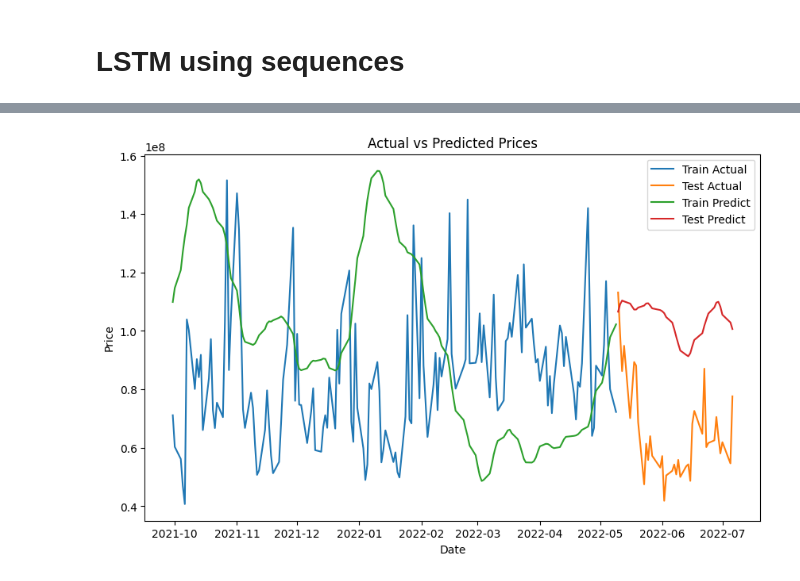
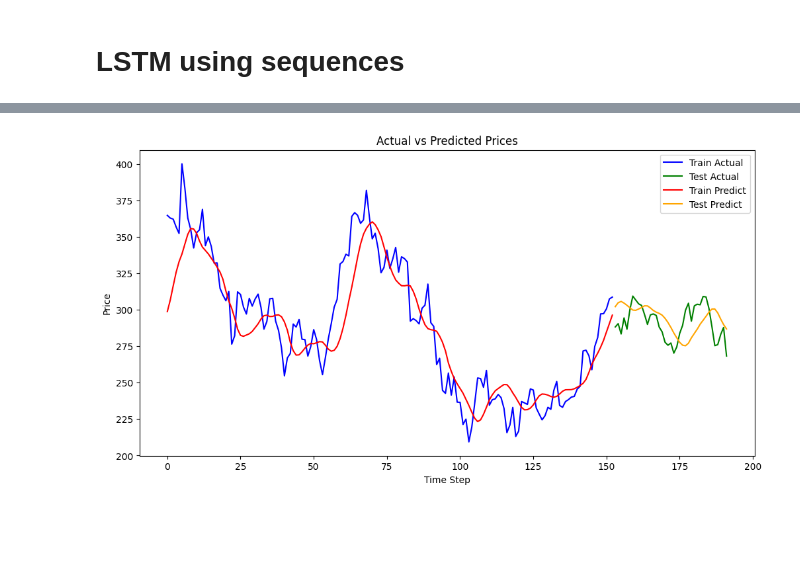
Before and after one commit to calvinz168/CISC-452, a Jupyter notebook: neural_network.ipynb, the cells around one changed output, grey strips where cells are left out. Saved outputs shown, nothing was run; the diff lists cells and outputs as text; code cells hidden in the pictures; blank space fills up the shorter version.

```diff
--- a/neural_network.ipynb
+++ b/neural_network.ipynb
@@ -15,6 +15,8 @@ from tensorflow.keras.layers import Dense, Dropout, Conv1D, MaxPooling1D, LSTM
 import pandas as pd
 from sklearn.preprocessing import MinMaxScaler, StandardScaler
 from sklearn.model_selection import train_test_split
+from keras.callbacks import EarlyStopping
+
 
 # Ensure eager execution
 tf.config.run_functions_eagerly(True)
@@ -26,7 +28,8 @@ warnings.filterwarnings('ignore')
 def parser(x):
 	return datetime.strptime(x,'%Y-%m-%d')
 
-series = read_csv('data/cleaned_data_vader.csv', header=0, parse_dates=[0], index_col=0)
+series = read_csv('data/cleaned_data_bert.csv', header=0, parse_dates=[0], index_col=0)
+
 # Filter rows where "Stock Name" is 'TLSA'
 series = series[series['Stock Name'] == 'TSLA']
 series = series.drop(['Stock Name', 'Adj Close'], axis=1)
@@ -42,7 +43,7 @@ plt.show()
 # %%
 # Define the target variable (y) and the features (X)
 y = series['Close']
-X = series.drop('Close', axis=1)
+X = series.drop(['Close', 'Date'], axis=1)  # Drop 'Date' from the features
 
 # Split into train and test (80% train, 20% test)
 train_size = int(len(series) * 0.8)  # 80% for training
@@ -128,7 +129,7 @@ series = series[series['Stock Name'] == 'TSLA']
 series = series.drop(['Stock Name', 'Adj Close'], axis=1)
 
 # Scale only the 'Close' price
-scaler = MinMaxScaler(feature_range=(0, 1))
+scaler = StandardScaler()
 scaled = scaler.fit_transform(series[['Close']].values)  # Scale only the 'Close' price
 
 # Function to create data sequences for time-series forecasting
@@ -162,9 +163,12 @@ model.add(Dense(1))
 
 # Compile the model
 model.compile(optimizer='adam', loss='mean_squared_error')
+model.add(Dropout(0.2))
+
+early_stop = EarlyStopping(monitor='val_loss', patience=10)
 
 # Train the model
-history = model.fit(X_train, y_train, epochs=20, batch_size=32, validation_data=(X_test, y_test), verbose=2)
+history = model.fit(X_train, y_train, epochs=20, batch_size=32, validation_data=(X_test, y_test), verbose=2, callbacks=[early_stop])
 
 # Evaluate the model
 mse = model.evaluate(X_test, y_test, verbose=0)
@@ -212,18 +216,32 @@ from sklearn.preprocessing import MinMaxScaler
 import matplotlib.pyplot as plt
 from tensorflow.keras.models import Sequential
 from tensorflow.keras.layers import LSTM, Dense
+from sklearn.metrics import mean_squared_error
 
 # Assuming 'series' is your DataFrame containing stock data
-scaler = MinMaxScaler(feature_range=(0, 1))
-scaled_data = scaler.fit_transform(series)
-scaled_data = pd.DataFrame(scaled_data, columns=series.columns)
+
+# Separate the target ('Close') and features
+target = 'Close'
+features = series.drop(columns=[target])
+
+# Scale the features (X) using MinMaxScaler
+scaler_X = MinMaxScaler(feature_range=(0, 1))
+X_scaled = scaler_X.fit_transform(features)
+
+# Scale the target variable (y) using MinMaxScaler
+scaler_y = MinMaxScaler(feature_range=(0, 1))
+y_scaled = scaler_y.fit_transform(series[[target]])
+
+# Combine the scaled data to create the sequences
+scaled_data = pd.DataFrame(X_scaled, columns=features.columns)
+scaled_data[target] = y_scaled
 
 def create_sequences(data, seq_length):
     X, y = [], []
     for i in range(len(data) - seq_length):
         X_sequence = data.iloc[i:i+seq_length].values  # Use NumPy array directly
         X.append(X_sequence)
-        y.append(data.iloc[i + seq_length]['Close'])  # Target is 'Close' price after the sequence
+        y.append(data.iloc[i + seq_length][target])  # Target is 'Close' price after the sequence
     return np.array(X), np.array(y)  # Return as NumPy arrays
 
 # Hyperparameters
@@ -255,24 +273,15 @@ history = model.fit(X_train, y_train, epochs=20, batch_size=32, validation_data=
 train_predict = model.predict(X_train)
 test_predict = model.predict(X_test)
 
-# Reverse scaling for predictions
-train_predict = train_predict.reshape(-1, 1)  # Reshape to 2D (samples, 1 feature)
-test_predict = test_predict.reshape(-1, 1)    # Reshape to 2D (samples, 1 feature)
-
-# Reverse scaling for predictions (only on 'Close' column)
-train_predict_full = np.copy(scaled_data.iloc[seq_length:len(train_predict)+seq_length, :])
-train_predict_full[:, -1] = train_predict.reshape(-1)
-
-test_predict_full = np.copy(scaled_data.iloc[len(train_predict)+seq_length:, :])
-test_predict_full[:, -1] = test_predict.reshape(-1)
-
-train_predict = scaler.inverse_transform(train_predict_full)[:, -1].reshape(-1, 1)
-test_predict = scaler.inverse_transform(test_predict_full)[:, -1].reshape(-1, 1)
+# Reverse scaling for predictions (only for 'Close' column)
+train_predict = scaler_y.inverse_transform(train_predict.reshape(-1, 1))
+test_predict = scaler_y.inverse_transform(test_predict.reshape(-1, 1))
 
 # Reverse scaling for actual values
-y_train_actual = scaler.inverse_transform(scaled_data.iloc[seq_length:len(train_predict)+seq_length, :])[:, -1].reshape(-1, 1)
-y_test_actual = scaler.inverse_transform(scaled_data.iloc[len(train_predict)+seq_length:, :])[:, -1].reshape(-1, 1)
+y_train_actual = scaler_y.inverse_transform(y_train.reshape(-1, 1))
+y_test_actual = scaler_y.inverse_transform(y_test.reshape(-1, 1))
 
+# Calculate MSE
 train_mse = mean_squared_error(y_train_actual, train_predict)
 test_mse = mean_squared_error(y_test_actual, test_predict)
 
@@ -280,13 +289,13 @@ print(f'Train MSE: {train_mse}')
 print(f'Test MSE: {test_mse}')
 
 # Plot actual vs predicted prices
-plt.figure(figsize=(10, 6))
-plt.plot(series.index[:len(y_train_actual)], y_train_actual, label='Train Actual')
-plt.plot(series.index[len(y_train_actual):len(y_train_actual) + len(y_test_actual)], y_test_actual, label='Test Actual')
-plt.plot(series.index[:len(train_predict)], train_predict, label='Train Predict')
-plt.plot(series.index[len(train_predict):len(train_predict) + len(test_predict)], test_predict, label='Test Predict')
+plt.figure(figsize=(12, 6))
+plt.plot(range(len(y_train_actual)), y_train_actual, label='Train Actual', color='blue')
+plt.plot(range(len(y_train_actual), len(y_train_actual) + len(y_test_actual)), y_test_actual, label='Test Actual', color='green')
+plt.plot(range(len(train_predict)), train_predict, label='Train Predict', color='red')
+plt.plot(range(len(train_predict), len(train_predict) + len(test_predict)), test_predict, label='Test Predict', color='orange')
 plt.title('Actual vs Predicted Prices')
-plt.xlabel('Date')
+plt.xlabel('Time Step')
 plt.ylabel('Price')
 plt.legend()
 plt.show()
@@ -311 +320 @@ Test MSE: 1695736885239589.5
-[figure, old version]
+[figure, new version]
```
Also changed, not shown: parts of 5 cells of this notebook.
